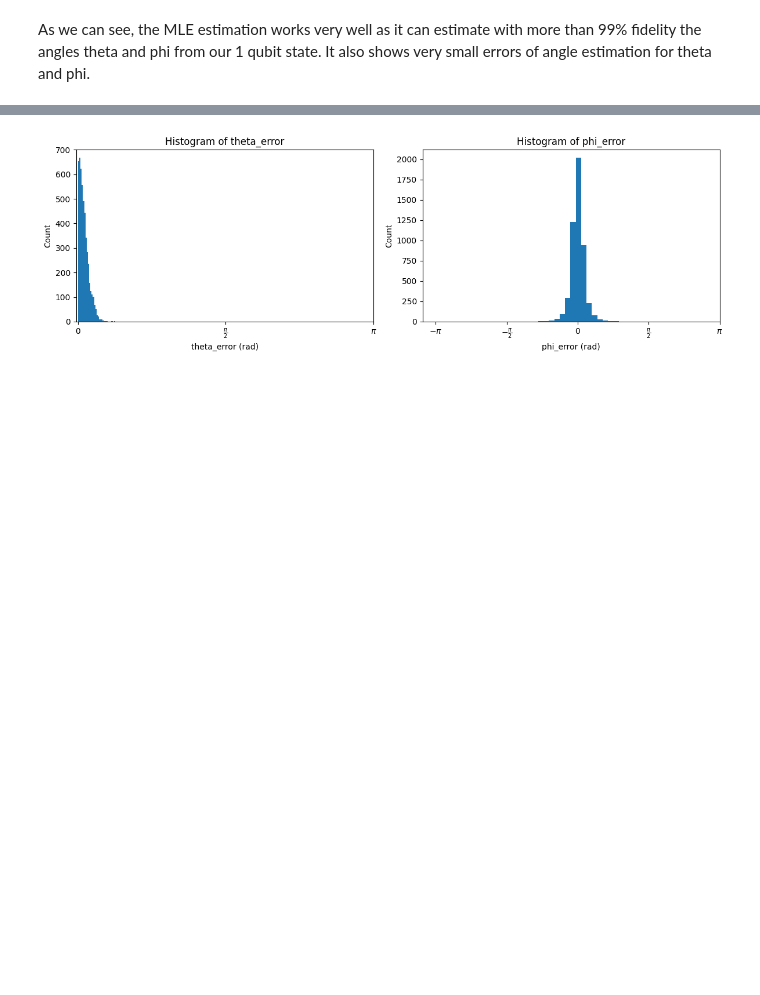
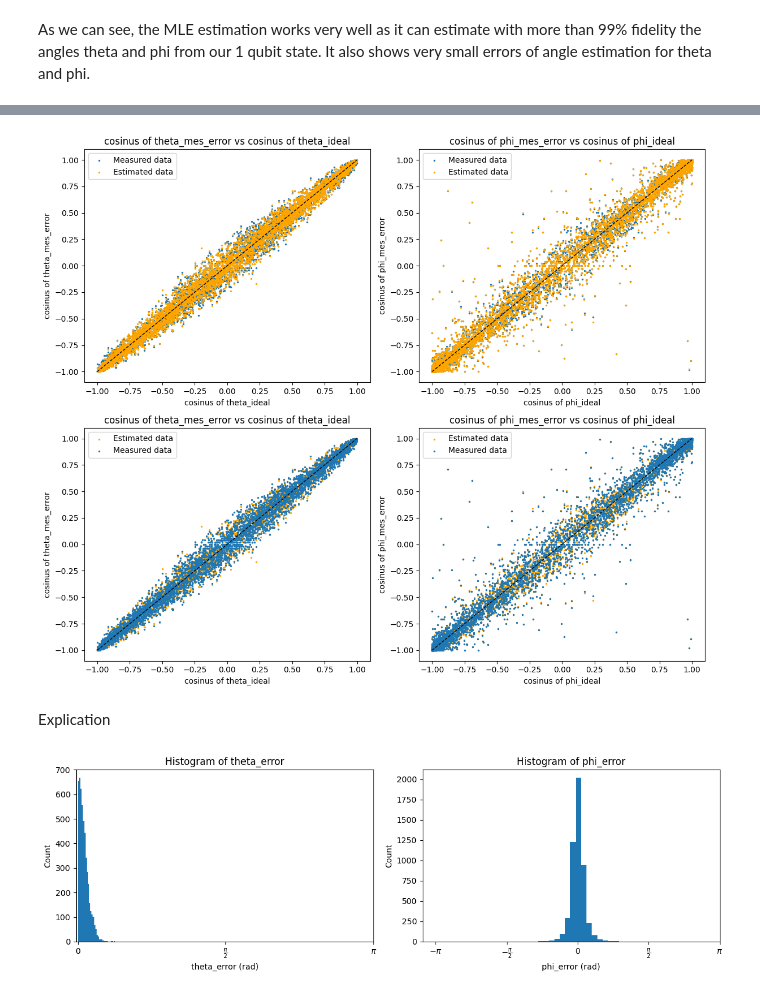
Before and after one commit to TonyPansera/Quantum-state-tomography, a Jupyter notebook: models/MLE/maximum_likelihood_estimation.ipynb, the cells around one changed output, grey strips where cells are left out. Drawn from its saved outputs; the diff is of its cells as text; code cells hidden in the pictures; blank space fills up the shorter version.

```diff
--- a/models/MLE/maximum_likelihood_estimation.ipynb
+++ b/models/MLE/maximum_likelihood_estimation.ipynb
@@ -390,3 +463,51 @@ This difference between the two graphs can be easily explained: this is due to t
+# %%
+fig, axes = plt.subplots(2, 2, figsize=(12, 10))
+
+# theta
+axes[0,0].scatter(np.cos(df["theta_ideal"]), np.cos(df["theta_measured"]), s=2, label="Measured data")
+axes[0,0].scatter(np.cos(df["theta_ideal"]), np.cos(df["theta_hat"]), s=2, color="orange", label="Estimated data")
+axes[0,0].plot([-1, 1], [-1, 1], 'k--', linewidth=1)
+axes[0,0].set_title("cosinus of theta_mes_error vs cosinus of theta_ideal")
+axes[0,0].set_xlabel("cosinus of theta_ideal")
+axes[0,0].set_ylabel("cosinus of theta_mes_error")
+
+# phi
+axes[0,1].scatter(df["cos_phi_ideal"], np.cos(df["phi_measured"]), s=2, label="Measured data")
+axes[0,1].scatter(df["cos_phi_ideal"], np.cos(df["phi_hat"]), s=2, color="orange", label="Estimated data")
+axes[0,1].plot([-1, 1], [-1, 1], 'k--', linewidth=1)
+axes[0,1].set_title("cosinus of phi_mes_error vs cosinus of phi_ideal")
+axes[0,1].set_xlabel("cosinus of phi_ideal")
+axes[0,1].set_ylabel("cosinus of phi_mes_error")
+
+axes[0,0].legend()
+axes[0,1].legend()
+
+
+# theta
+axes[1,0].scatter(np.cos(df["theta_ideal"]), np.cos(df["theta_hat"]), s=2, color="orange", label="Estimated data")
+axes[1,0].scatter(np.cos(df["theta_ideal"]), np.cos(df["theta_measured"]), s=2, label="Measured data")
+axes[1,0].plot([-1, 1], [-1, 1], 'k--', linewidth=1)
+axes[1,0].set_title("cosinus of theta_mes_error vs cosinus of theta_ideal")
+axes[1,0].set_xlabel("cosinus of theta_ideal")
+axes[1,0].set_ylabel("cosinus of theta_mes_error")
+
+# phi
+axes[1,1].scatter(df["cos_phi_ideal"], np.cos(df["phi_hat"]), s=2, color="orange", label="Estimated data")
+axes[1,1].scatter(df["cos_phi_ideal"], np.cos(df["phi_measured"]), s=2, label="Measured data")
+axes[1,1].plot([-1, 1], [-1, 1], 'k--', linewidth=1)
+axes[1,1].set_title("cosinus of phi_mes_error vs cosinus of phi_ideal")
+axes[1,1].set_xlabel("cosinus of phi_ideal")
+axes[1,1].set_ylabel("cosinus of phi_mes_error")
+
+axes[1,0].legend()
+axes[1,1].legend()
+
+plt.tight_layout()
+plt.show()
+# %% [output]
+[figure, added]
+# %% [markdown]
+Explication
 # %%
 fig, axes = plt.subplots(1, 2, figsize=(12, 4))
 
```
Also changed, not shown: parts of 15 cells of this notebook.
